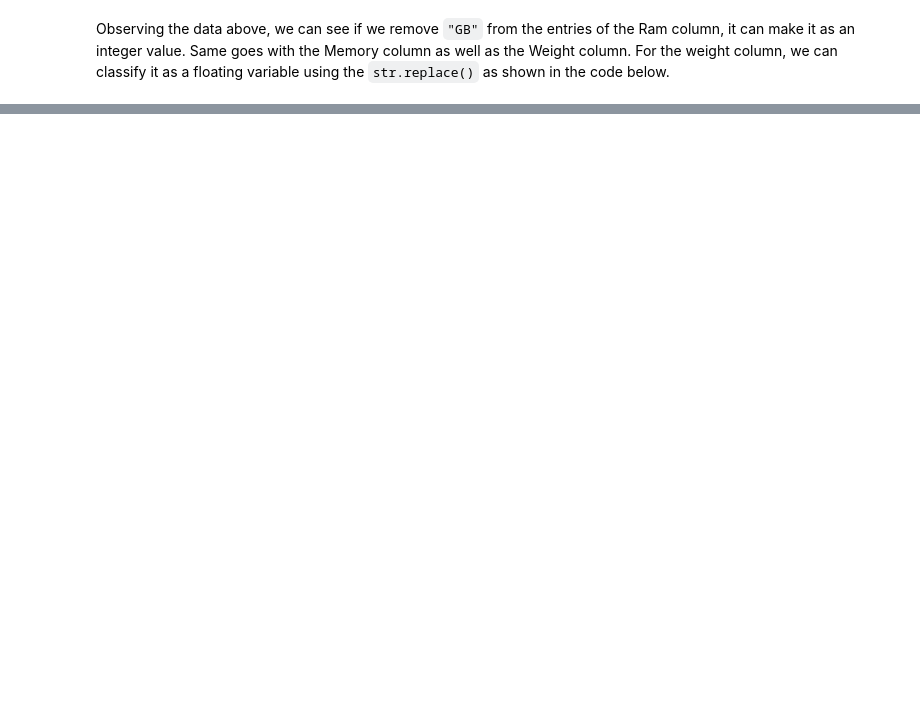
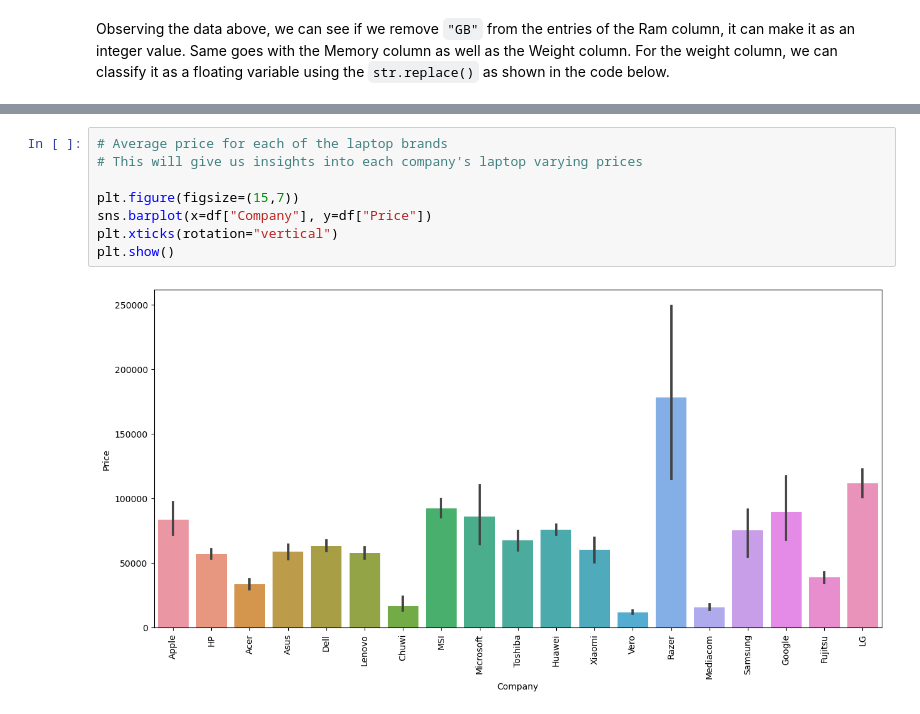
Before and after one commit to lawalsegun2025/laptop_price_predictor, a Jupyter notebook: laptop_price_predictor.ipynb, the cells around one changed output, grey strips where cells are left out. Cells and saved outputs as stored; diff of their text form; blank space fills up the shorter version.

```diff
--- a/laptop_price_predictor.ipynb
+++ b/laptop_price_predictor.ipynb
@@ -168,0 +221,10 @@ df.head(3)
+# %%
+# Average price for each of the laptop brands
+# This will give us insights into each company's laptop varying prices
+
+plt.figure(figsize=(15,7))
+sns.barplot(x=df["Company"], y=df["Price"])
+plt.xticks(rotation="vertical")
+plt.show()
+# %% [output]
+[figure, added]
```
Also changed, not shown: parts of 6 cells of this notebook.
